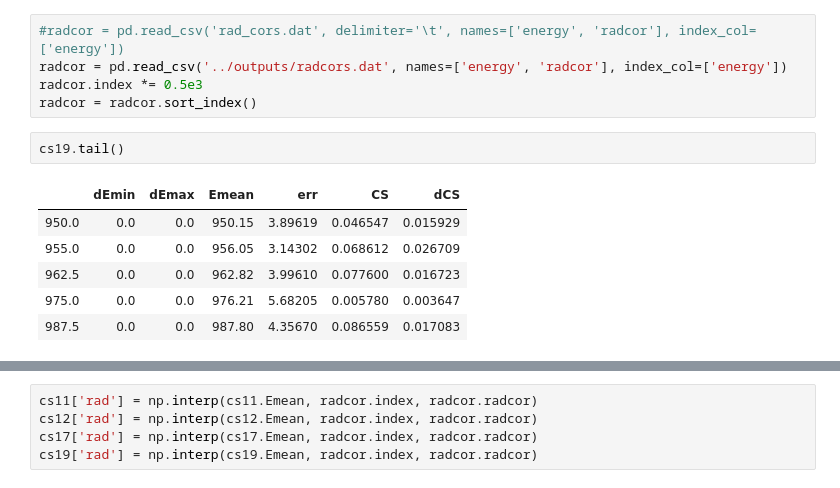
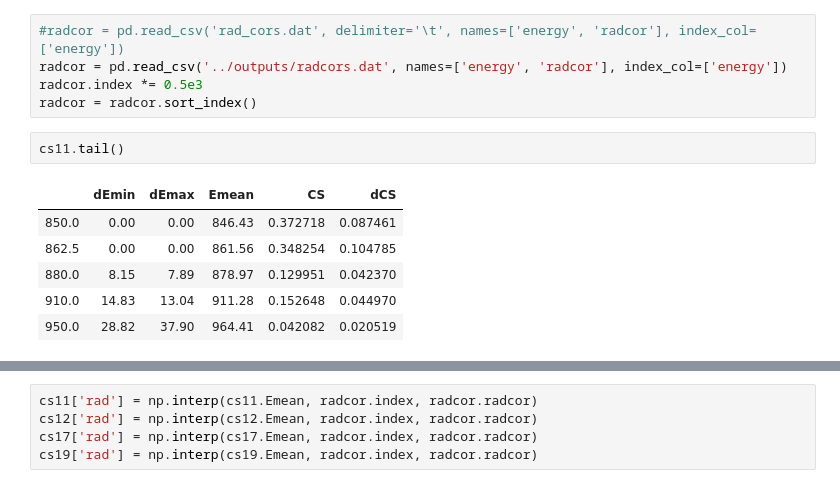
Before and after one commit to nikita-p/research, a Jupyter notebook: uproot/Visible.ipynb, the cells around one changed output, grey strips where cells are left out. Drawn from its saved outputs; the diff is of its cells as text.

```diff
--- a/uproot/Visible.ipynb
+++ b/uproot/Visible.ipynb
@@ -107,14 +100,14 @@ radcor = pd.read_csv('../outputs/radcors.dat', names=['energy', 'radcor'], index
 radcor.index *= 0.5e3
 radcor = radcor.sort_index()
 # %%
-cs19.tail()
+cs11.tail()
 # %% [output]
-|  | dEmin | dEmax | Emean | err | CS | dCS |
-| 950.0 | 0.0 | 0.0 | 950.15 | 3.89619 | 0.046547 | 0.015929 |
-| 955.0 | 0.0 | 0.0 | 956.05 | 3.14302 | 0.068612 | 0.026709 |
-| 962.5 | 0.0 | 0.0 | 962.82 | 3.99610 | 0.077600 | 0.016723 |
-| 975.0 | 0.0 | 0.0 | 976.21 | 5.68205 | 0.005780 | 0.003647 |
-| 987.5 | 0.0 | 0.0 | 987.80 | 4.35670 | 0.086559 | 0.017083 |
+|  | dEmin | dEmax | Emean | CS | dCS |
+| 850.0 | 0.00 | 0.00 | 846.43 | 0.372718 | 0.087461 |
+| 862.5 | 0.00 | 0.00 | 861.56 | 0.348254 | 0.104785 |
+| 880.0 | 8.15 | 7.89 | 878.97 | 0.129951 | 0.042370 |
+| 910.0 | 14.83 | 13.04 | 911.28 | 0.152648 | 0.044970 |
+| 950.0 | 28.82 | 37.90 | 964.41 | 0.042082 | 0.020519 |
 # %%
 radcor.head()
 # %% [output]
```
Also changed, not shown: parts of 16 cells of this notebook, 7 other files.
